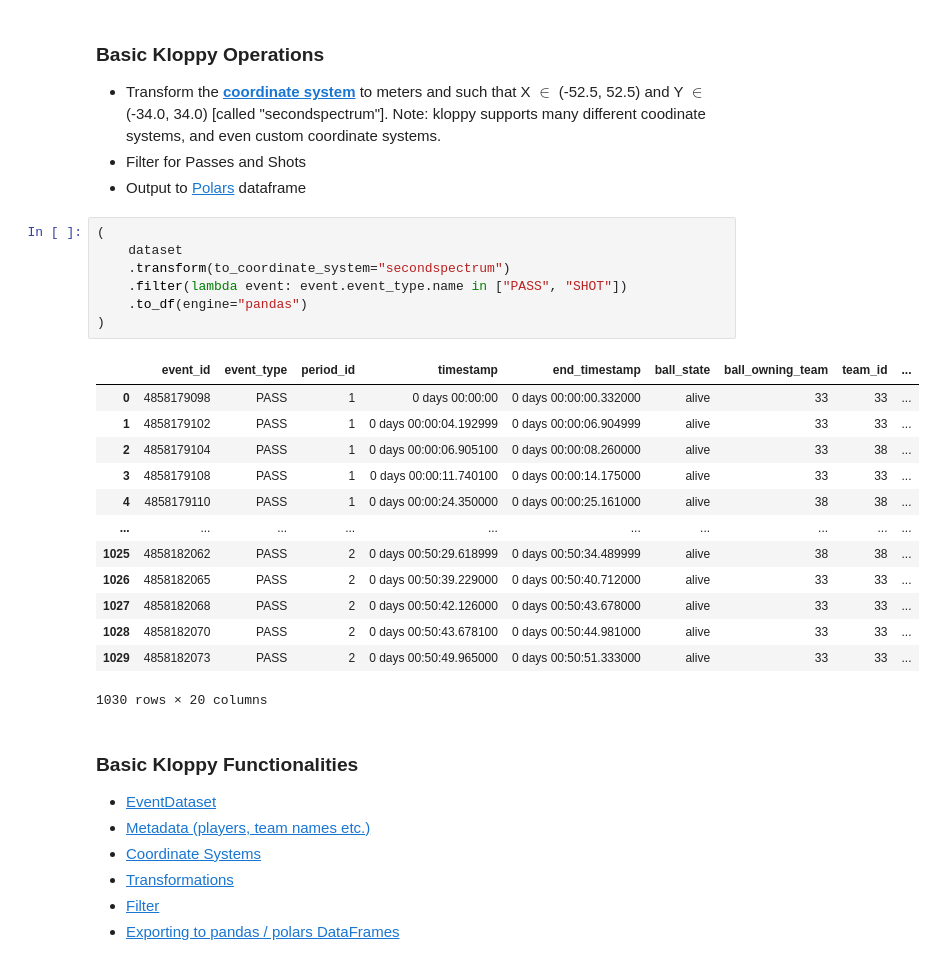
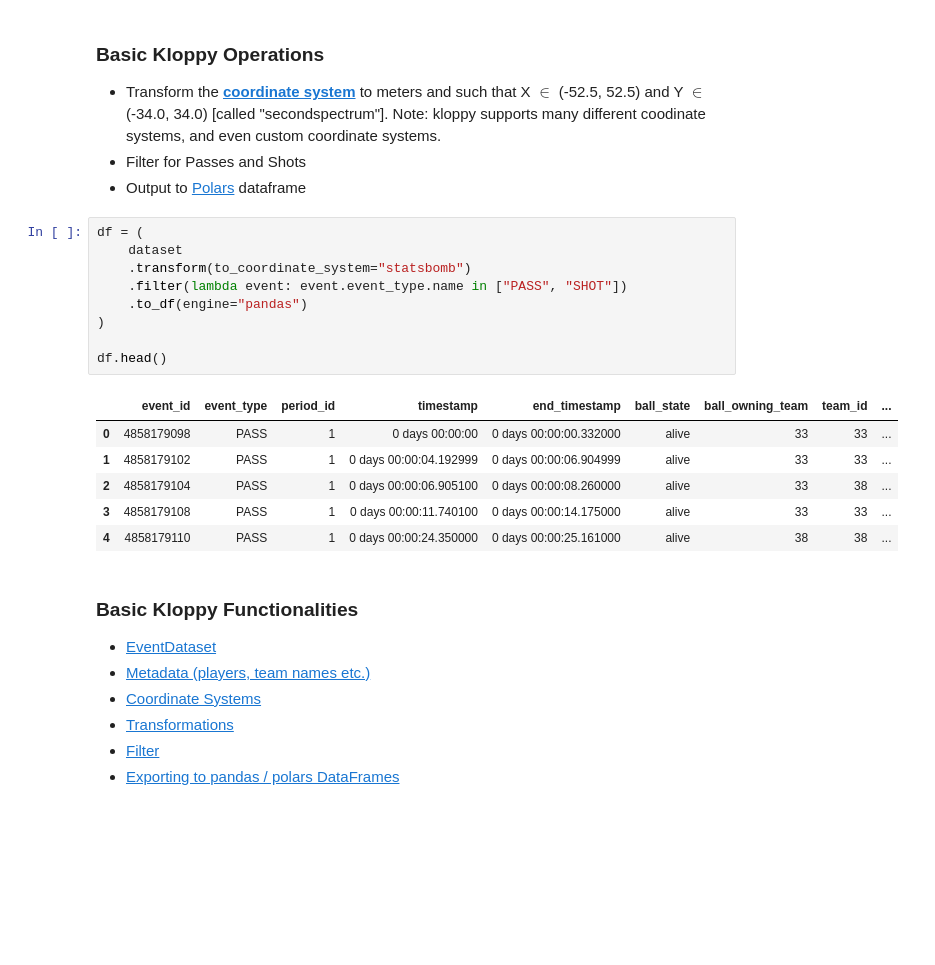
Before and after one commit to jadenh3/SoccerImpectHackathon, a Jupyter notebook: getting-started.ipynb, the cells around one changed output. Drawn from its saved outputs; the diff is of its cells as text; blank space fills up the shorter version.

```diff
--- a/getting-started.ipynb
+++ b/getting-started.ipynb
@@ -144,26 +125,21 @@ dataset
 - Filter for Passes and Shots
 - Output to [Polars](https://pola.rs/) dataframe
 # %%
-(
+df = (
     dataset
-    .transform(to_coordinate_system="secondspectrum")
+    .transform(to_coordinate_system="statsbomb")
     .filter(lambda event: event.event_type.name in ["PASS", "SHOT"])
     .to_df(engine="pandas")
 )
+
+df.head()
 # %% [output]
 |  | event_id | event_type | period_id | timestamp | end_timestamp | ball_state | ball_owning_team | team_id | ... |
 | 0 | 4858179098 | PASS | 1 | 0 days 00:00:00 | 0 days 00:00:00.332000 | alive | 33 | 33 | ... |
 | 1 | 4858179102 | PASS | 1 | 0 days 00:00:04.192999 | 0 days 00:00:06.904999 | alive | 33 | 33 | ... |
 | 2 | 4858179104 | PASS | 1 | 0 days 00:00:06.905100 | 0 days 00:00:08.260000 | alive | 33 | 38 | ... |
 | 3 | 4858179108 | PASS | 1 | 0 days 00:00:11.740100 | 0 days 00:00:14.175000 | alive | 33 | 33 | ... |
 | 4 | 4858179110 | PASS | 1 | 0 days 00:00:24.350000 | 0 days 00:00:25.161000 | alive | 38 | 38 | ... |
-| ... | ... | ... | ... | ... | ... | ... | ... | ... | ... |
-| 1025 | 4858182062 | PASS | 2 | 0 days 00:50:29.618999 | 0 days 00:50:34.489999 | alive | 38 | 38 | ... |
-| 1026 | 4858182065 | PASS | 2 | 0 days 00:50:39.229000 | 0 days 00:50:40.712000 | alive | 33 | 33 | ... |
-| 1027 | 4858182068 | PASS | 2 | 0 days 00:50:42.126000 | 0 days 00:50:43.678000 | alive | 33 | 33 | ... |
-| 1028 | 4858182070 | PASS | 2 | 0 days 00:50:43.678100 | 0 days 00:50:44.981000 | alive | 33 | 33 | ... |
-| 1029 | 4858182073 | PASS | 2 | 0 days 00:50:49.965000 | 0 days 00:50:51.333000 | alive | 33 | 33 | ... |
-1030 rows × 20 columns
 # %% [markdown]
 ### Basic Kloppy Functionalities
 - [EventDataset](https://kloppy.pysport.org/user-guide/concepts/event-data/)
```
Also changed, not shown: parts of 4 cells of this notebook.
